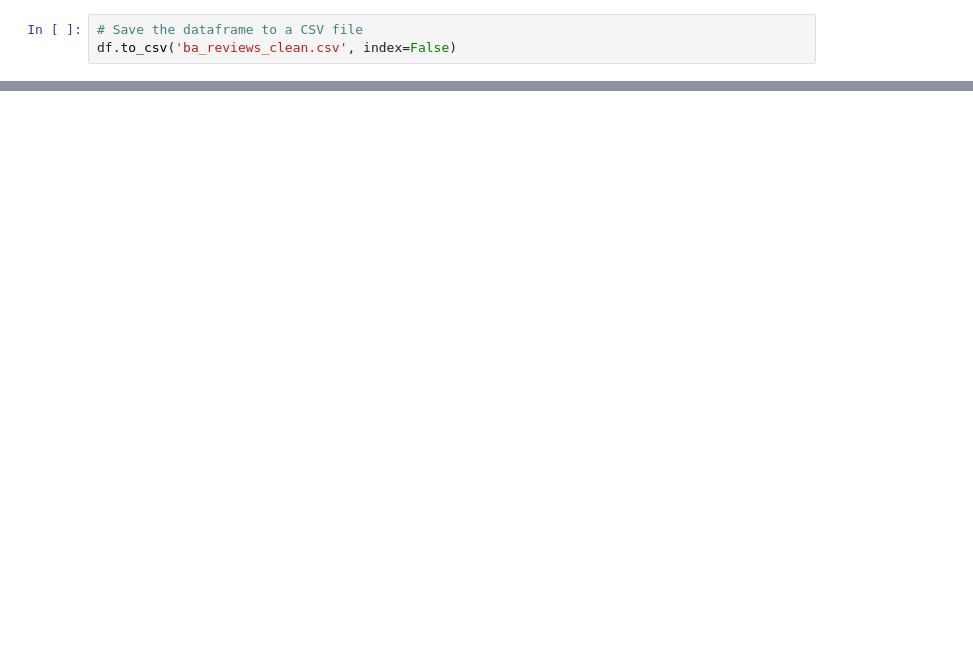
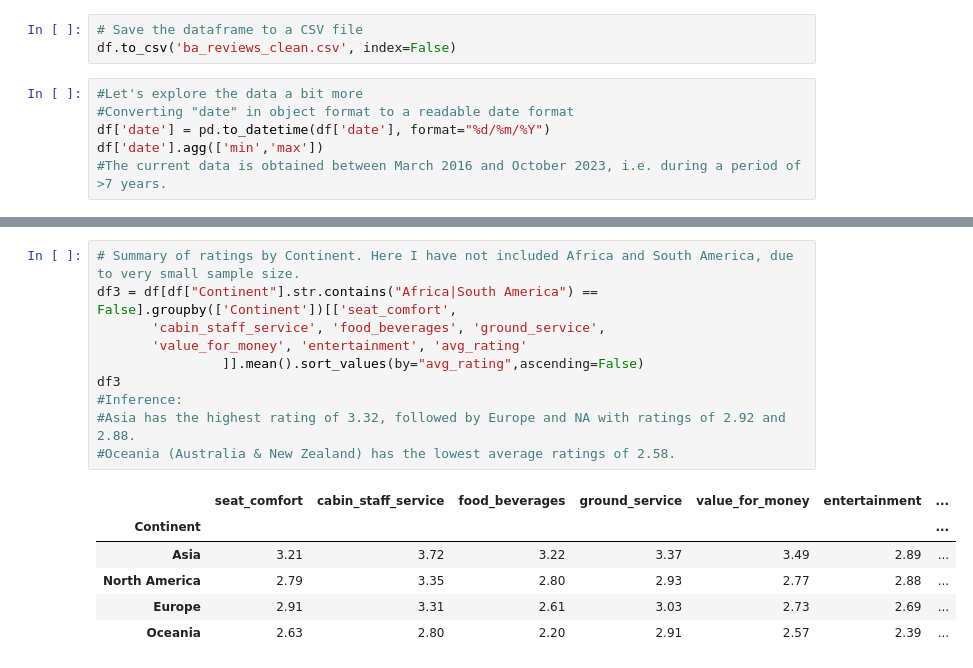
Before and after one commit to shilpakarumanchi/SentimentAnalysis, a Jupyter notebook: BA_cleaning.ipynb, the cells around one changed output, grey strips where cells are left out. Cells and saved outputs as stored; diff of their text form; blank space fills up the shorter version.

```diff
--- a/BA_cleaning.ipynb
+++ b/BA_cleaning.ipynb
@@ -127,3 +163,9 @@ df.describe()
 # %%
 # Save the dataframe to a CSV file
 df.to_csv('ba_reviews_clean.csv', index=False)
+# %%
+#Let's explore the data a bit more
+#Converting "date" in object format to a readable date format
+df['date'] = pd.to_datetime(df['date'], format="%d/%m/%Y")
+df['date'].agg(['min','max'])
+#The current data is obtained between March 2016 and October 2023, i.e. during a period of >7 years.
@@ -129,0 +228,17 @@ df.to_csv('ba_reviews_clean.csv', index=False)
+# %%
+# Summary of ratings by Continent. Here I have not included Africa and South America, due to very small sample size.
+df3 = df[df["Continent"].str.contains("Africa|South America") == False].groupby(['Continent'])[['seat_comfort',
+       'cabin_staff_service', 'food_beverages', 'ground_service',
+       'value_for_money', 'entertainment', 'avg_rating'
+                ]].mean().sort_values(by="avg_rating",ascending=False)
+df3
+#Inference:
+#Asia has the highest rating of 3.32, followed by Europe and NA with ratings of 2.92 and 2.88.
+#Oceania (Australia & New Zealand) has the lowest average ratings of 2.58.
+# %% [output]
+|  | seat_comfort | cabin_staff_service | food_beverages | ground_service | value_for_money | entertainment | ... |
+| Continent |  |  |  |  |  |  | ... |
+| Asia | 3.21 | 3.72 | 3.22 | 3.37 | 3.49 | 2.89 | ... |
+| North America | 2.79 | 3.35 | 2.80 | 2.93 | 2.77 | 2.88 | ... |
+| Europe | 2.91 | 3.31 | 2.61 | 3.03 | 2.73 | 2.69 | ... |
+| Oceania | 2.63 | 2.80 | 2.20 | 2.91 | 2.57 | 2.39 | ... |
```
Also changed, not shown: parts of 21 cells of this notebook.
